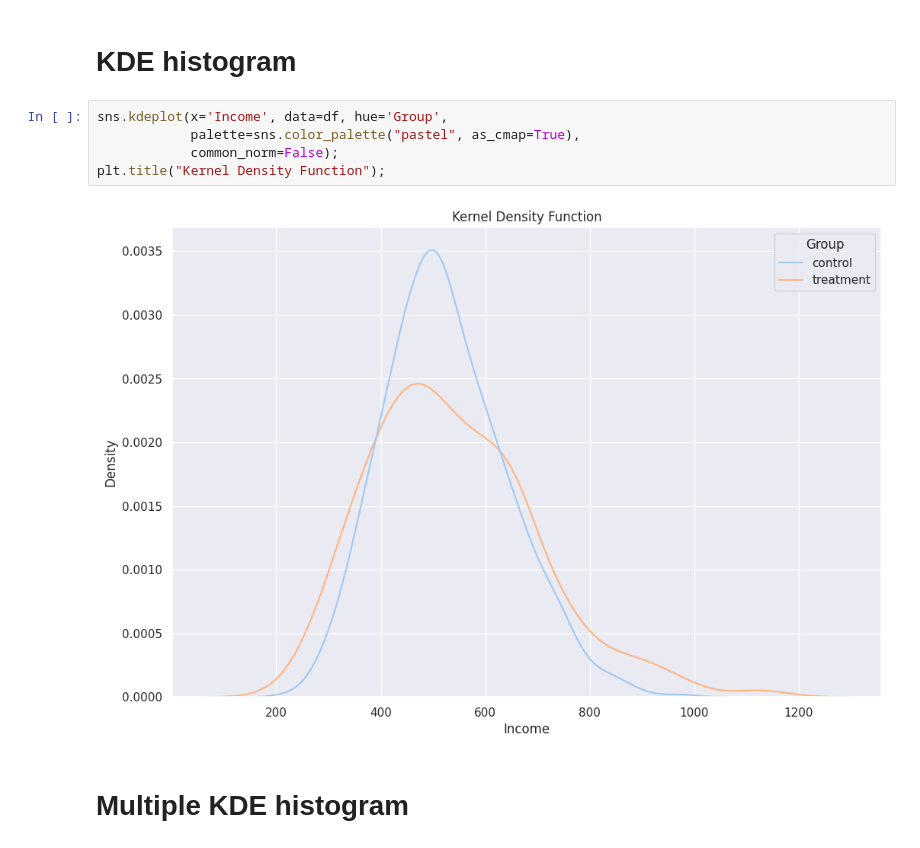
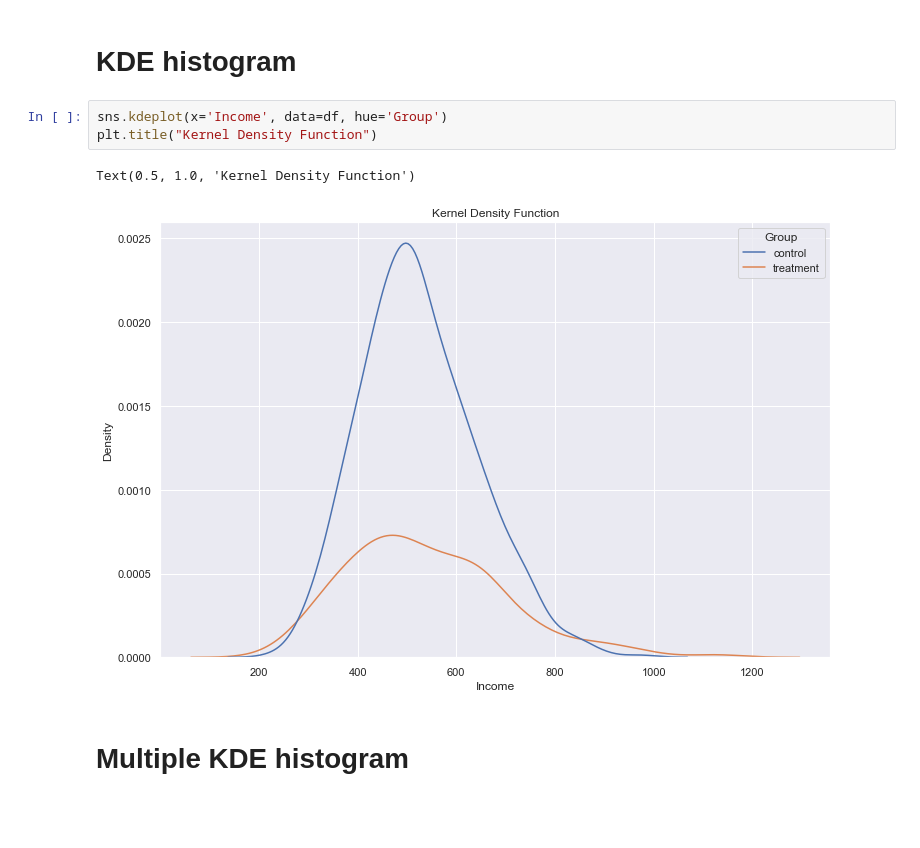
Before and after one commit to beatwad/kaggle_tips, a Jupyter notebook: Visualization/Tabular.ipynb, the cells around one changed output. Saved outputs shown, nothing was run; the diff lists cells and outputs as text; blank space fills up the shorter version.

```diff
--- a/Visualization/Tabular.ipynb
+++ b/Visualization/Tabular.ipynb
@@ -188,12 +188,11 @@ plot_target_hist(df, num_cols, n_rows=1, n_cols=3, target='Group')
 # %% [markdown]
 # KDE histogram
 # %%
-sns.kdeplot(x='Income', data=df, hue='Group',
-            palette=sns.color_palette("pastel", as_cmap=True),
-            common_norm=False);
-plt.title("Kernel Density Function");
+sns.kdeplot(x='Income', data=df, hue='Group')
+plt.title("Kernel Density Function")
 # %% [output]
+Text(0.5, 1.0, 'Kernel Density Function')
-[figure, old version]
+[figure, new version]
 # %% [markdown]
 # Multiple KDE histogram
 # %%
```
Also changed, not shown: parts of 17 cells of this notebook.
